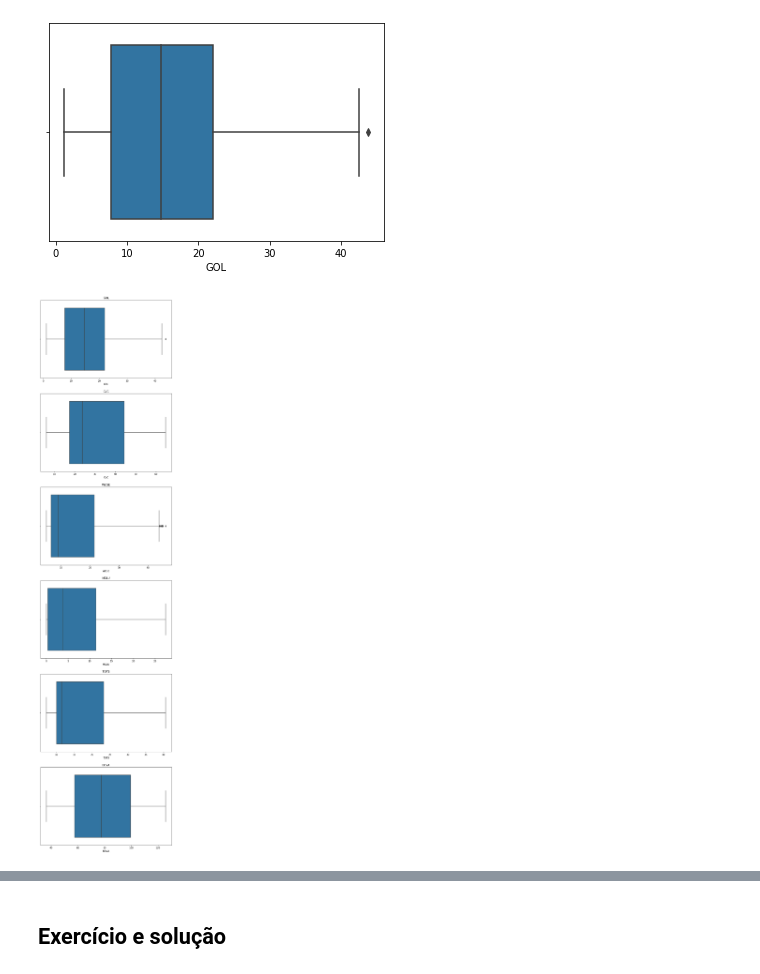
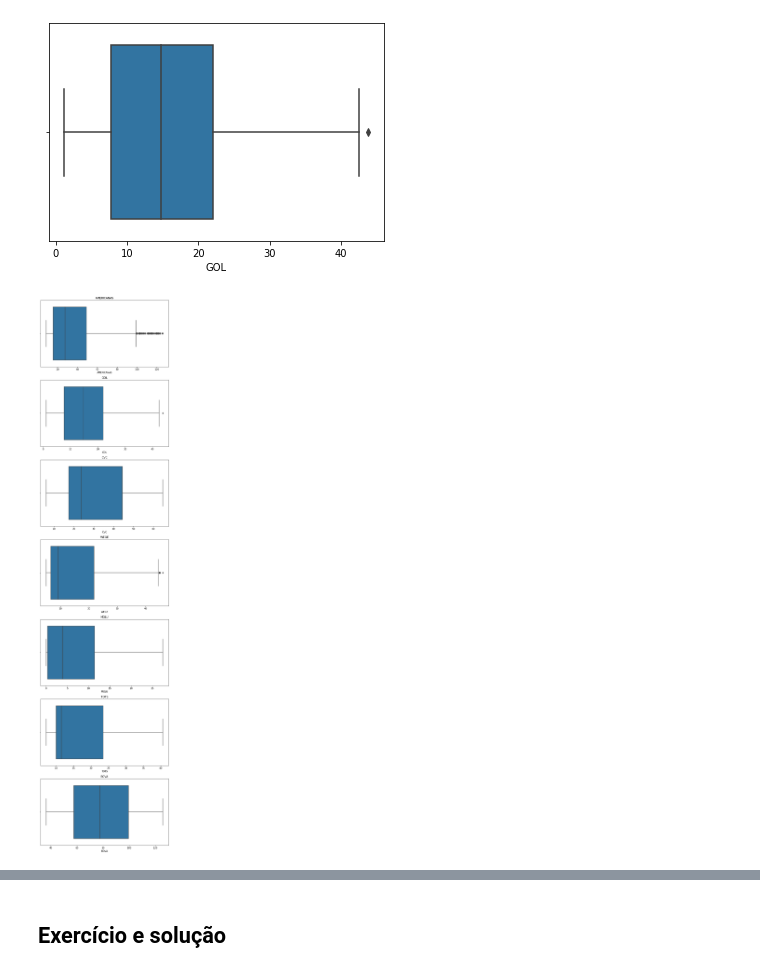
Before and after one commit to DeboraOliver/StockMarket_Analysis, a Jupyter notebook: Python_para_finanças_visualização_de_dados_financeiros.ipynb, the cells around one changed output, grey strips where cells are left out. Saved outputs shown, nothing was run; the diff lists cells and outputs as text; code cells hidden in the pictures.

```diff
--- a/Python_para_finanças_visualização_de_dados_financeiros.ipynb
+++ b/Python_para_finanças_visualização_de_dados_financeiros.ipynb
@@ -282,12 +296,12 @@ sns.boxplot(x = acoes_df['GOL']);
 # %%
 plt.figure(figsize=(10,50))
 i = 1
 for i in np.arange(1, len(acoes_df.columns)):
-  plt.subplot(7, 1, i + 1)
+  plt.subplot(8, 1, i + 1)
   sns.boxplot(x = acoes_df[acoes_df.columns[i]])
   plt.title(acoes_df.columns[i])
 # %% [output]
-[figure, old version]
+[figure, new version]
 # %%
 acoes_df.plot(x = 'Date', figsize = (15,7), title = 'Histórico do preço das ações');
 # %% [output]
```
Also changed, not shown: parts of 30 cells of this notebook.
